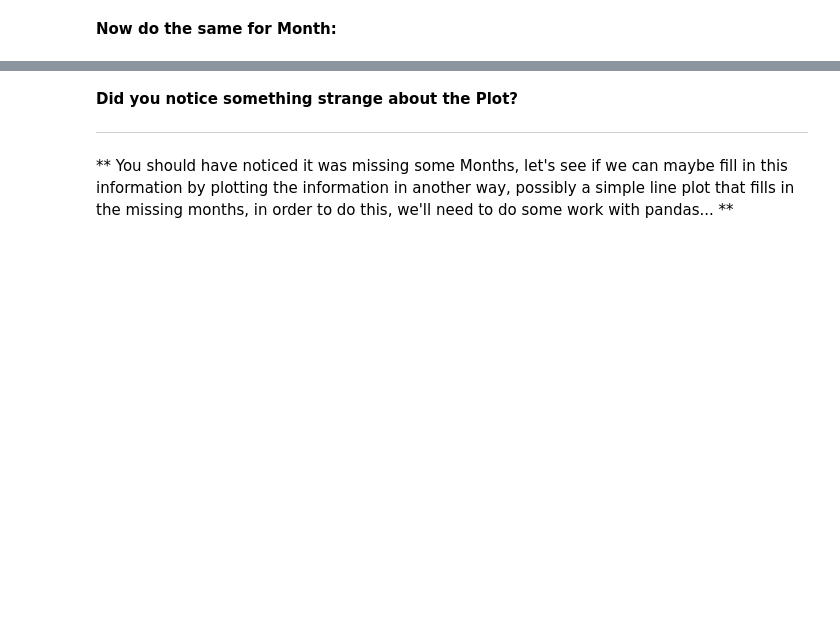
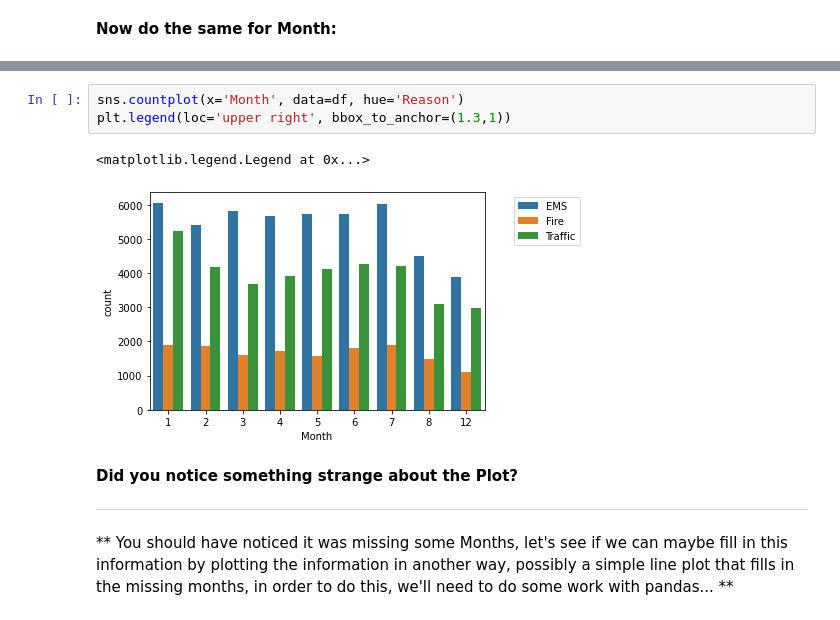
Before and after one commit to itsregalo/DS-ML, a Jupyter notebook: 911CallsProject/01-911 Calls Data Capstone Project.ipynb, the cells around one changed output, grey strips where cells are left out. Saved outputs shown, nothing was run; the diff lists cells and outputs as text; blank space fills up the shorter version.

```diff
--- a/911CallsProject/01-911 Calls Data Capstone Project.ipynb
+++ b/911CallsProject/01-911 Calls Data Capstone Project.ipynb
@@ -148,3 +161,9 @@ str
+# %%
+sns.countplot(x='Month', data=df, hue='Reason')
+plt.legend(loc='upper right', bbox_to_anchor=(1.3,1))
+# %% [output]
+<matplotlib.legend.Legend at 0x...>
+[figure, added]
 # %% [markdown]
 **Did you notice something strange about the Plot?**
 
```
Also changed, not shown: parts of 14 cells of this notebook.
